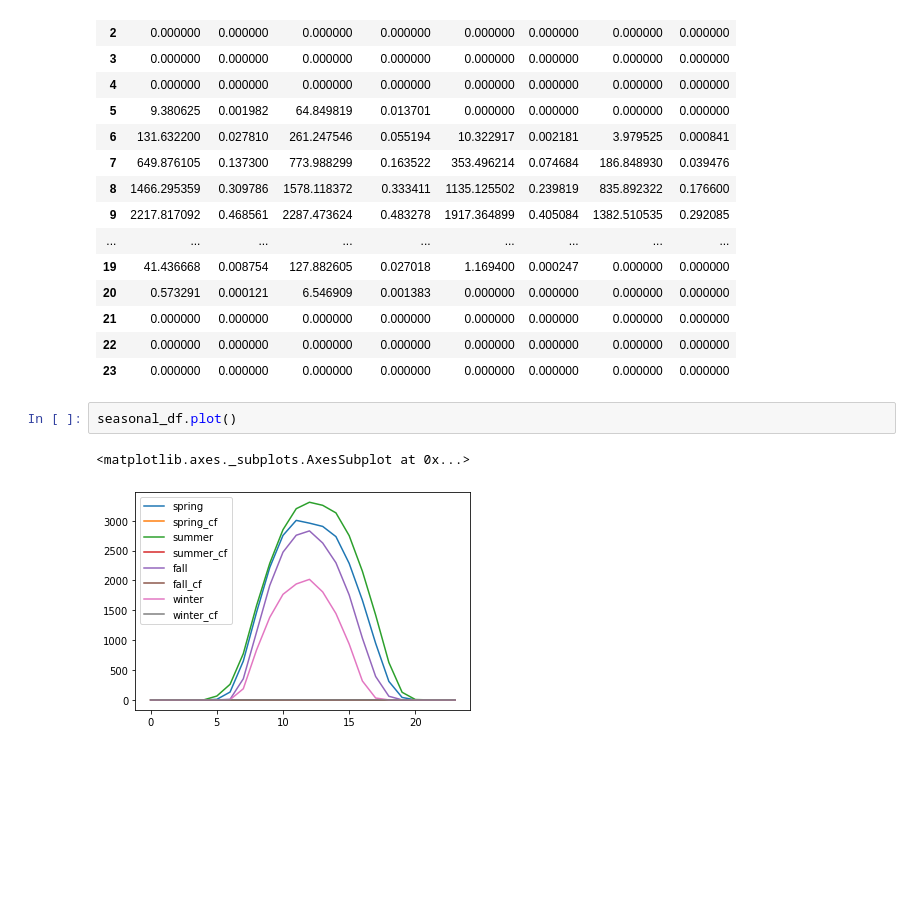
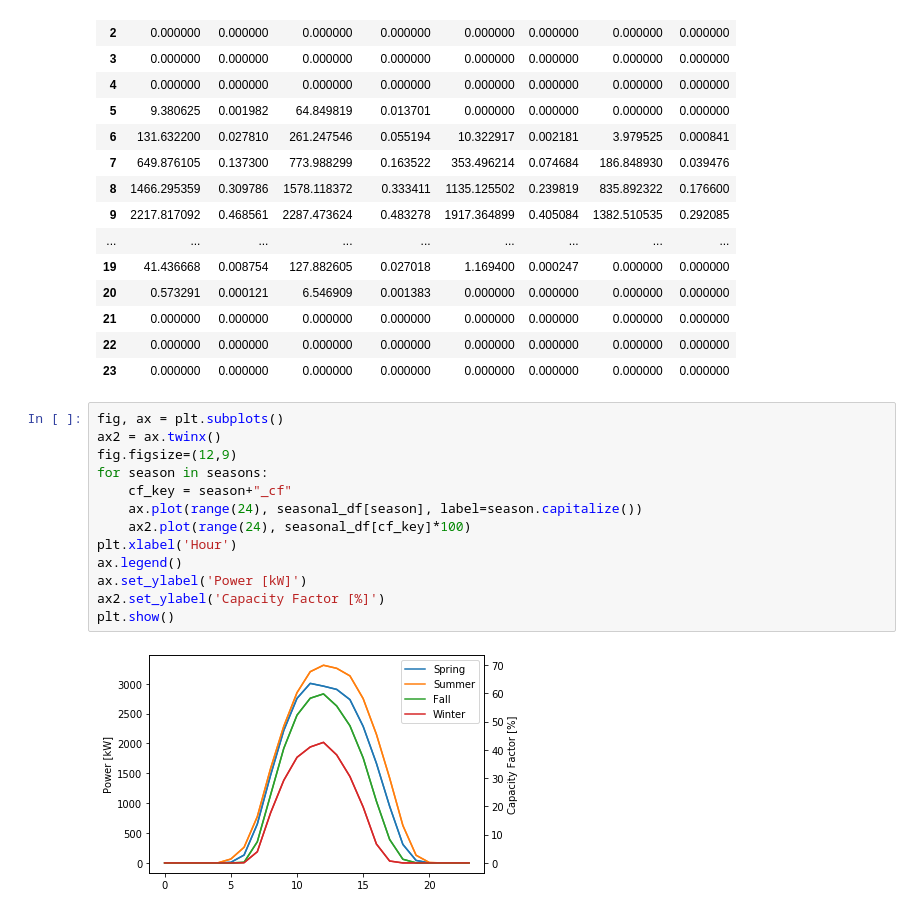
Before and after one commit to arfc/2021-04-nm-illinois, a Jupyter notebook: data/solar_energy_profile.ipynb, the cells around one changed output. Drawn from its saved outputs; the diff is of its cells as text; blank space fills up the shorter version.

Commit message:
fixes plots

```diff
--- a/data/solar_energy_profile.ipynb
+++ b/data/solar_energy_profile.ipynb
@@ -137,8 +137,18 @@ seasonal_df
 | 21 | 0.000000 | 0.000000 | 0.000000 | 0.000000 | 0.000000 | 0.000000 | 0.000000 | 0.000000 |
 | 22 | 0.000000 | 0.000000 | 0.000000 | 0.000000 | 0.000000 | 0.000000 | 0.000000 | 0.000000 |
 | 23 | 0.000000 | 0.000000 | 0.000000 | 0.000000 | 0.000000 | 0.000000 | 0.000000 | 0.000000 |
-# %%
-seasonal_df.plot()
-# %% [output]
-<matplotlib.axes._subplots.AxesSubplot at 0x...>
-[figure, removed]
+# %%
+fig, ax = plt.subplots()
+ax2 = ax.twinx()
+fig.figsize=(12,9)
+for season in seasons:
+    cf_key = season+"_cf"
+    ax.plot(range(24), seasonal_df[season], label=season.capitalize())
+    ax2.plot(range(24), seasonal_df[cf_key]*100)
+plt.xlabel('Hour')
+ax.legend()
+ax.set_ylabel('Power [kW]')
+ax2.set_ylabel('Capacity Factor [%]')
+plt.show()
+# %% [output]
+[figure, added]
```
Also changed, not shown: 1 other file.
